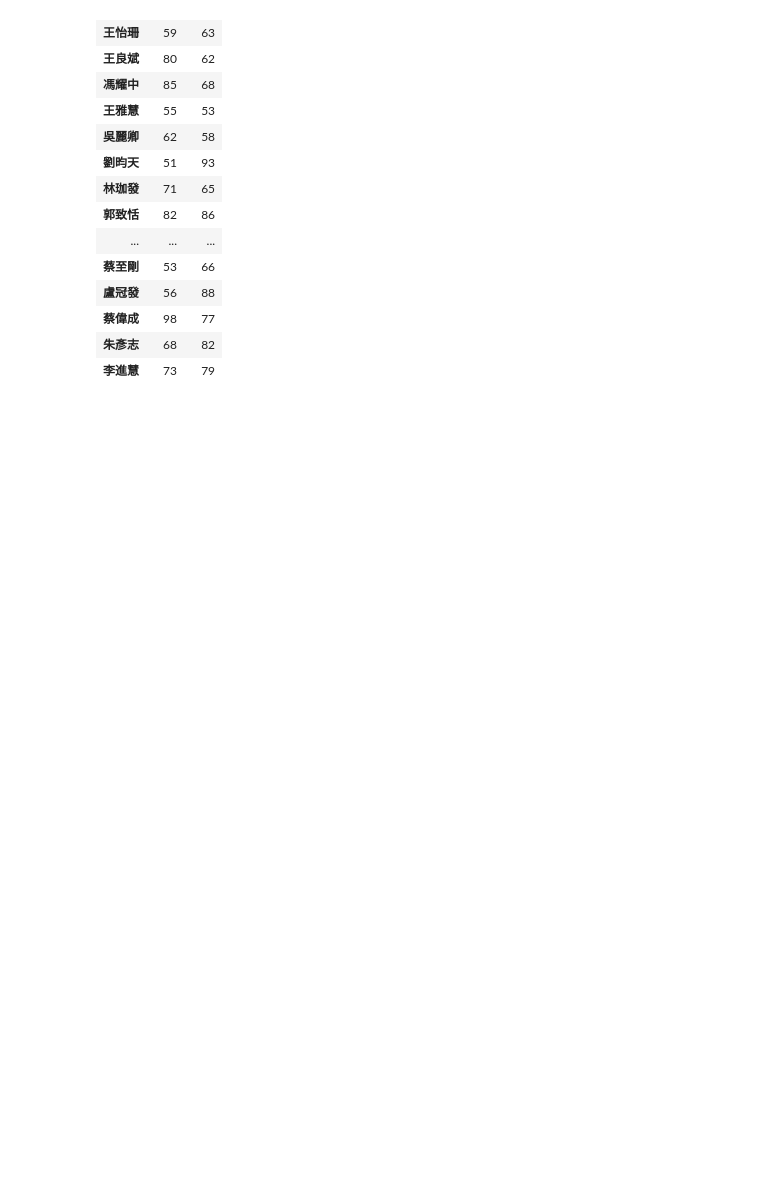
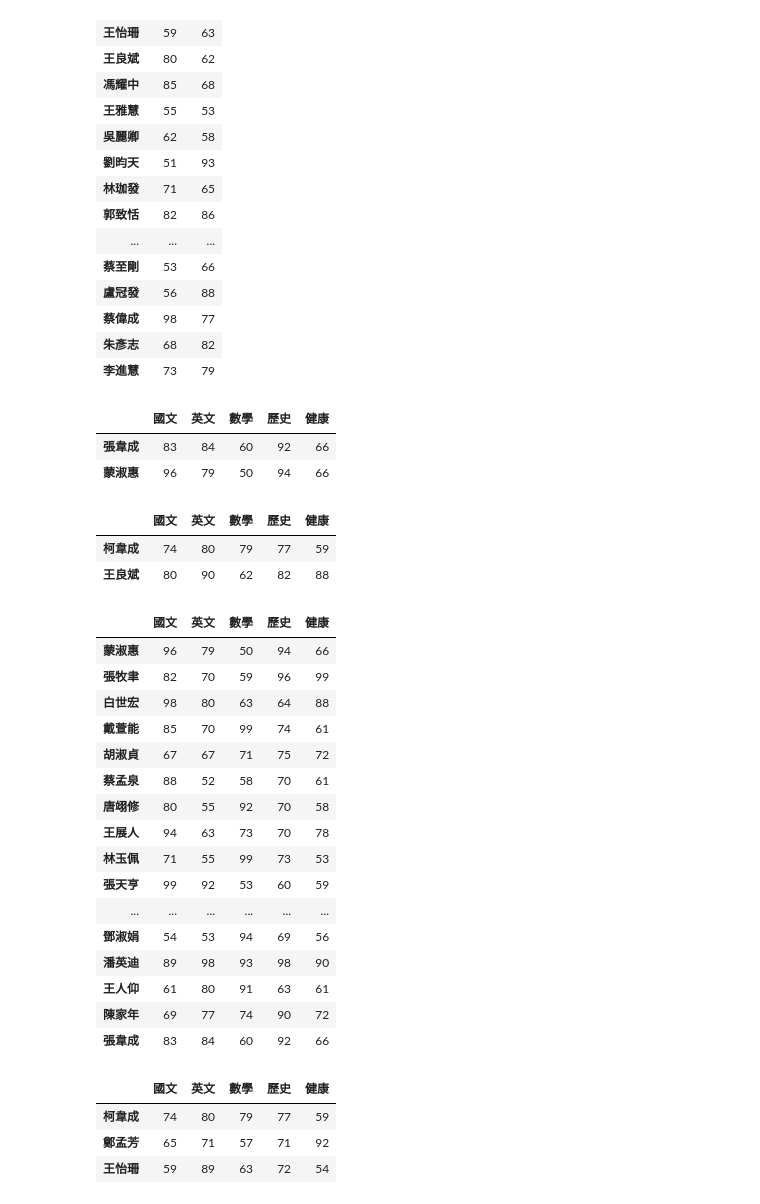
Before and after one commit to MokoJiang/python_analysis, a Jupyter notebook: lesson5_4.ipynb, the cells around one changed output. Drawn from its saved outputs; the diff is of its cells as text; code cells hidden in the pictures; blank space fills up the shorter version.

```diff
--- a/lesson5_4.ipynb
+++ b/lesson5_4.ipynb
@@ -46,3 +46,47 @@ df[['國文','數學']]
 | 蔡偉成 | 98 | 77 |
 | 朱彥志 | 68 | 82 |
 | 李進慧 | 73 | 79 |
+# %%
+#loc->使用索引的名稱
+#iloc->使用索引的index
+
+df.loc['張韋成']
+df.loc[['張韋成','蒙淑惠']]
+# %% [output]
+|  | 國文 | 英文 | 數學 | 歷史 | 健康 |
+| 張韋成 | 83 | 84 | 60 | 92 | 66 |
+| 蒙淑惠 | 96 | 79 | 50 | 94 | 66 |
+# %%
+df.iloc[0]
+df.iloc[[0,3]]
+# %% [output]
+|  | 國文 | 英文 | 數學 | 歷史 | 健康 |
+| 柯韋成 | 74 | 80 | 79 | 77 | 59 |
+| 王良斌 | 80 | 90 | 62 | 82 | 88 |
+# %%
+df.loc['蒙淑惠':'張韋成']
+# %% [output]
+|  | 國文 | 英文 | 數學 | 歷史 | 健康 |
+| 蒙淑惠 | 96 | 79 | 50 | 94 | 66 |
+| 張牧聿 | 82 | 70 | 59 | 96 | 99 |
+| 白世宏 | 98 | 80 | 63 | 64 | 88 |
+| 戴萱能 | 85 | 70 | 99 | 74 | 61 |
+| 胡淑貞 | 67 | 67 | 71 | 75 | 72 |
+| 蔡孟泉 | 88 | 52 | 58 | 70 | 61 |
+| 唐翊修 | 80 | 55 | 92 | 70 | 58 |
+| 王展人 | 94 | 63 | 73 | 70 | 78 |
+| 林玉佩 | 71 | 55 | 99 | 73 | 53 |
+| 張天亨 | 99 | 92 | 53 | 60 | 59 |
+| ... | ... | ... | ... | ... | ... |
+| 鄧淑娟 | 54 | 53 | 94 | 69 | 56 |
+| 潘英迪 | 89 | 98 | 93 | 98 | 90 |
+| 王人仰 | 61 | 80 | 91 | 63 | 61 |
+| 陳家年 | 69 | 77 | 74 | 90 | 72 |
+| 張韋成 | 83 | 84 | 60 | 92 | 66 |
+# %%
+df.iloc[0:3]
+# %% [output]
+|  | 國文 | 英文 | 數學 | 歷史 | 健康 |
+| 柯韋成 | 74 | 80 | 79 | 77 | 59 |
+| 鄭孟芳 | 65 | 71 | 57 | 71 | 92 |
+| 王怡珊 | 59 | 89 | 63 | 72 | 54 |
```
Also changed, not shown: parts of 6 cells of this notebook, 2 other files.
